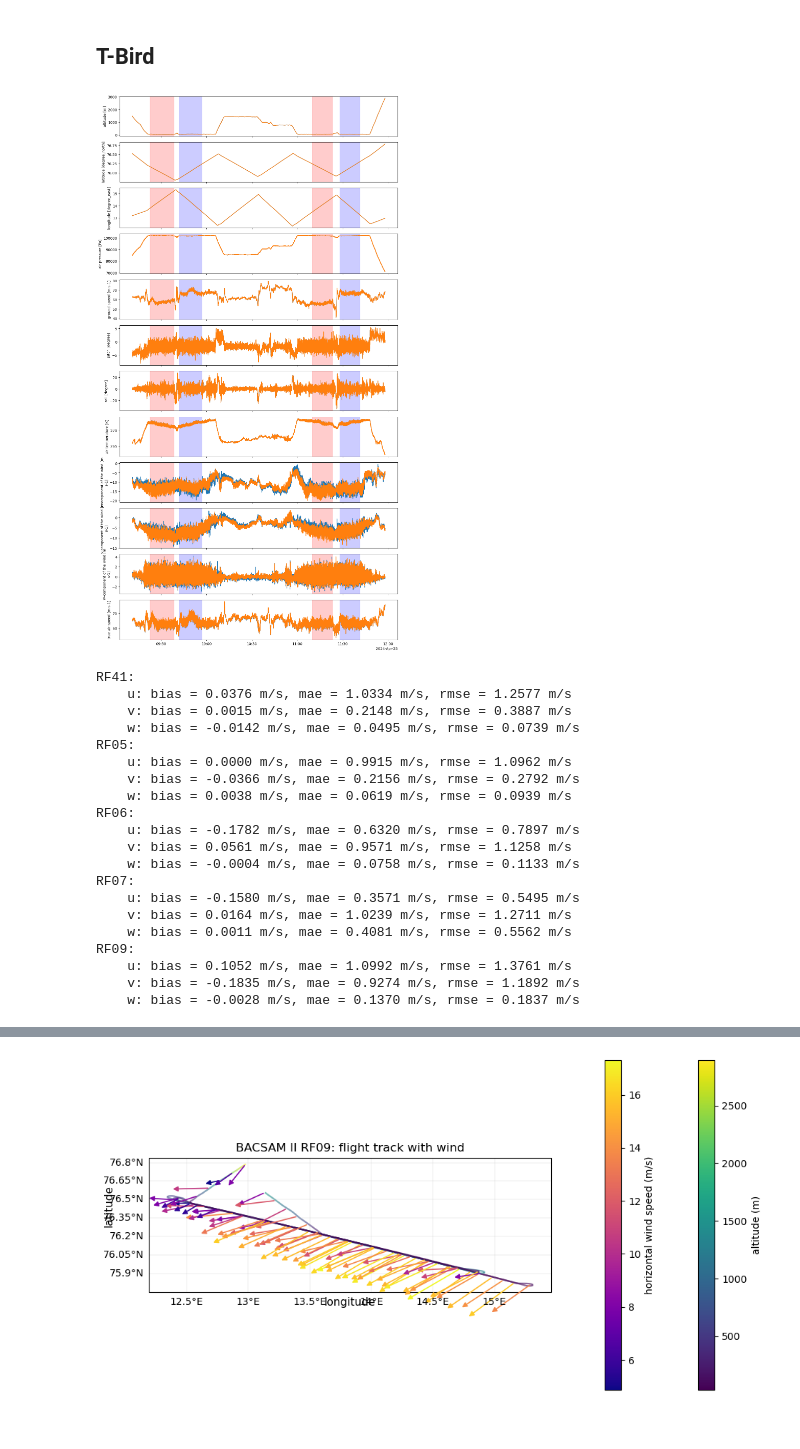
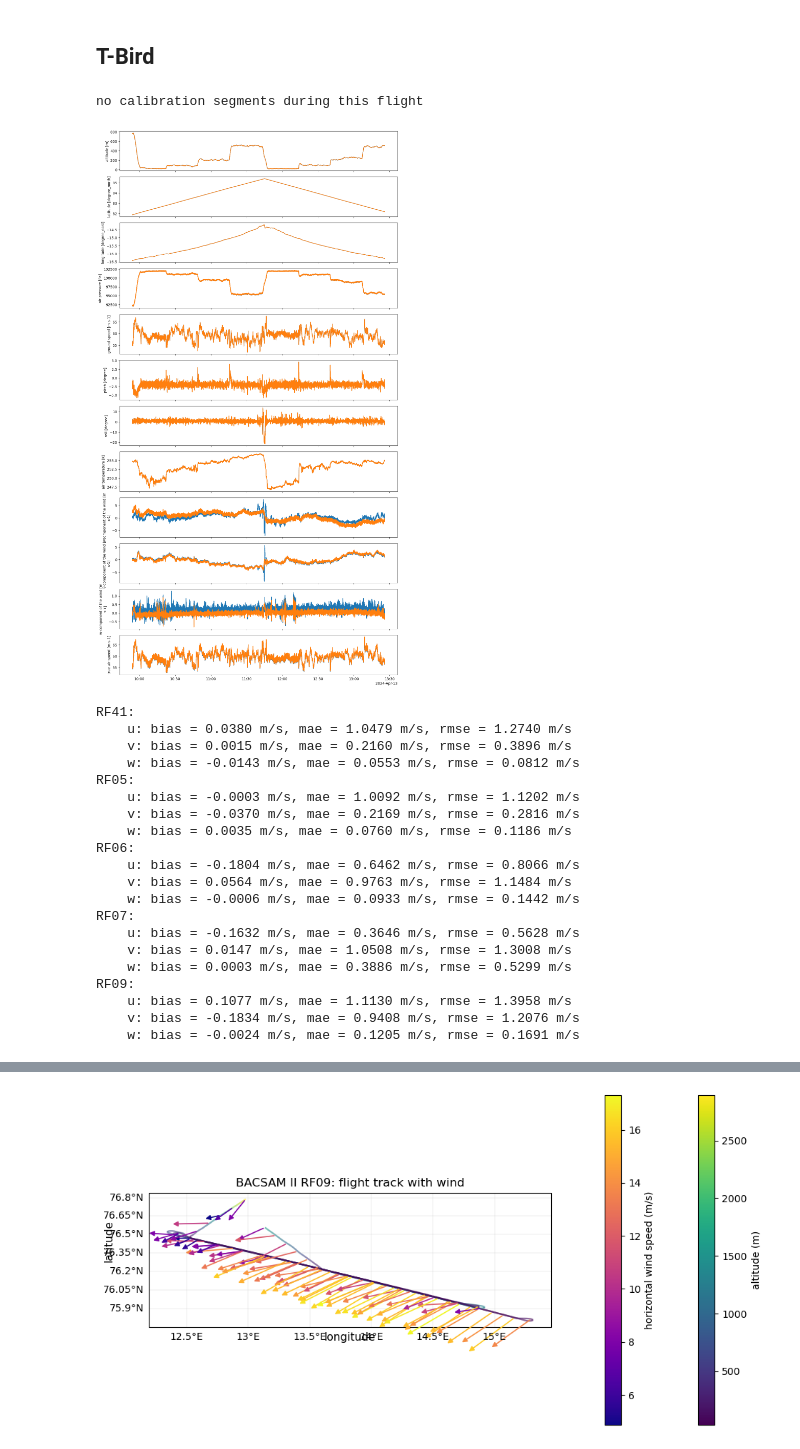
Before and after one commit to LauraKoehler/bacsam2_processing, a Jupyter notebook: notebooks/Quicklooks_bacsam2.ipynb, the cells around one changed output, grey strips where cells are left out. Cells and saved outputs as stored; diff of their text form; code cells hidden in the pictures.

```diff
--- a/notebooks/Quicklooks_bacsam2.ipynb
+++ b/notebooks/Quicklooks_bacsam2.ipynb
@@ -190,7 +190,7 @@ def plot_wind_arrows_3d(lat, lon, u, v, w, alt, flight,
 # %%
 compare2joerg = True
 # %%
-flight = 8
+flight = 3
 config_fn = "/Users/lakoeh001/AWI/Programmierung/bacsam2_processing/config_bacsam2.yaml"
 config = import_dictionary(config_fn)
 
@@ -344,7 +345,7 @@ fig, ax = plot_wind_arrows_3d(proc.lat, proc.lon, proc.u, proc.v, proc.w, proc.a
 # %%
 compare2joerg = True
 # %%
-flight = 9
+flight = 41
 config_fn = "/Users/lakoeh001/AWI/Programmierung/bacsam2_processing/config_bacsam2.yaml"
 config = import_dictionary(config_fn)
 
@@ -392,34 +393,35 @@ if compare2joerg:
     varnames_joerg = { 'alt': 'h', 'lat': 'lat', 'lon':'lon', 'p_air':'p', 'gs':'gs', 'pitch':'pitch', 'roll':'roll', 't_air': 'T', 'u':'u', 'v': 'v', 'w':'w', 'taspd':'tas'}
     for v, ax in zip(list(proc.keys()), fig.get_axes()):
         if v == "rh":
             data2plot = ref[varnames_joerg[v]] /100
         elif v == "t_air":
             data2plot = ref[varnames_joerg[v]] + 273.15
         elif v == "p_air":
             data2plot = ref[varnames_joerg[v]] *100
         else:
             data2plot = ref[varnames_joerg[v]]
         data2plot.sel(time = slice(proc.time.min(),proc.time.max())).plot(ax = ax)
 
 for v, ax in zip(list(proc.keys()), fig.get_axes()):
     proc[v].plot(ax = ax)
     ax.set_xlabel("")
 
 for ax in fig.get_axes():
     for key, val in cal_segs.items():
         start = val['start']
         stop = val['stop']
 
         # optional: different colors for "out" vs "ret"
         color = 'red' if 'out' in key else 'blue'
 
         ax.axvspan(start, stop, alpha=0.2, color=color)
 
 plt.tight_layout()
 
 #plt.savefig(f"{campaign_dir}/Prozessierung/plots/BACSAM2_tbird_RF{flight:02}.png")
 # %% [output]
+no calibration segments during this flight
-[figure, old version]
+[figure, new version]
 # %%
 flightnumber_dict = {1: 1, 2: 2, 3: 3, 40: 4, 41: 5, 42: 6, 5: 7, 6: 8, 7: 9, 8: 10, 9: 11, 10: 12, 11: 13}
 date_dict = {1: "20240407", 2: "20240410", 3: "20240411", 40: "20240413", 41: "20240413", 42: "20240413", 5: "20240415", 6: "20240417", 7: "20240423", 8: "20240424", 9: "20240425", 10: "20240426", 11: "20240429"}
@@ -440,6 +442,7 @@ for flight in [41, 5, 6, 7, 9]:
     usecols = [colnames.index(c) for c in needed]
     data_joerg = pd.read_csv(file, sep=r"\s+", comment="!", header=None,
                              usecols=usecols, names=needed, engine="c")
+
 
     # Faster time conversion
     base = np.datetime64(f"{date[:4]}-{date[4:6]}-{date[6:]}", "ns")
@@ -466,22 +469,22 @@ for flight in [41, 5, 6, 7, 9]:
         print(f"    {v}: bias = {bias:.4f} m/s, mae = {mae:.4f} m/s, rmse = {rmse:.4f} m/s")
 # %% [output]
 RF41:
-    u: bias = 0.0376 m/s, mae = 1.0334 m/s, rmse = 1.2577 m/s
-    v: bias = 0.0015 m/s, mae = 0.2148 m/s, rmse = 0.3887 m/s
-    w: bias = -0.0142 m/s, mae = 0.0495 m/s, rmse = 0.0739 m/s
+    u: bias = 0.0380 m/s, mae = 1.0479 m/s, rmse = 1.2740 m/s
+    v: bias = 0.0015 m/s, mae = 0.2160 m/s, rmse = 0.3896 m/s
+    w: bias = -0.0143 m/s, mae = 0.0553 m/s, rmse = 0.0812 m/s
 RF05:
-    u: bias = 0.0000 m/s, mae = 0.9915 m/s, rmse = 1.0962 m/s
-    v: bias = -0.0366 m/s, mae = 0.2156 m/s, rmse = 0.2792 m/s
-    w: bias = 0.0038 m/s, mae = 0.0619 m/s, rmse = 0.0939 m/s
+    u: bias = -0.0003 m/s, mae = 1.0092 m/s, rmse = 1.1202 m/s
+    v: bias = -0.0370 m/s, mae = 0.2169 m/s, rmse = 0.2816 m/s
+    w: bias = 0.0035 m/s, mae = 0.0760 m/s, rmse = 0.1186 m/s
 RF06:
-    u: bias = -0.1782 m/s, mae = 0.6320 m/s, rmse = 0.7897 m/s
-    v: bias = 0.0561 m/s, mae = 0.9571 m/s, rmse = 1.1258 m/s
-    w: bias = -0.0004 m/s, mae = 0.0758 m/s, rmse = 0.1133 m/s
+    u: bias = -0.1804 m/s, mae = 0.6462 m/s, rmse = 0.8066 m/s
+    v: bias = 0.0564 m/s, mae = 0.9763 m/s, rmse = 1.1484 m/s
+    w: bias = -0.0006 m/s, mae = 0.0933 m/s, rmse = 0.1442 m/s
 RF07:
-    u: bias = -0.1580 m/s, mae = 0.3571 m/s, rmse = 0.5495 m/s
-    v: bias = 0.0164 m/s, mae = 1.0239 m/s, rmse = 1.2711 m/s
-    w: bias = 0.0011 m/s, mae = 0.4081 m/s, rmse = 0.5562 m/s
+    u: bias = -0.1632 m/s, mae = 0.3646 m/s, rmse = 0.5628 m/s
+    v: bias = 0.0147 m/s, mae = 1.0508 m/s, rmse = 1.3008 m/s
+    w: bias = 0.0003 m/s, mae = 0.3886 m/s, rmse = 0.5299 m/s
 RF09:
-    u: bias = 0.1052 m/s, mae = 1.0992 m/s, rmse = 1.3761 m/s
-    v: bias = -0.1835 m/s, mae = 0.9274 m/s, rmse = 1.1892 m/s
-    w: bias = -0.0028 m/s, mae = 0.1370 m/s, rmse = 0.1837 m/s
+    u: bias = 0.1077 m/s, mae = 1.1130 m/s, rmse = 1.3958 m/s
+    v: bias = -0.1834 m/s, mae = 0.9408 m/s, rmse = 1.2076 m/s
+    w: bias = -0.0024 m/s, mae = 0.1205 m/s, rmse = 0.1691 m/s
```
Also changed, not shown: parts of 9 cells of this notebook, 4 other files.
